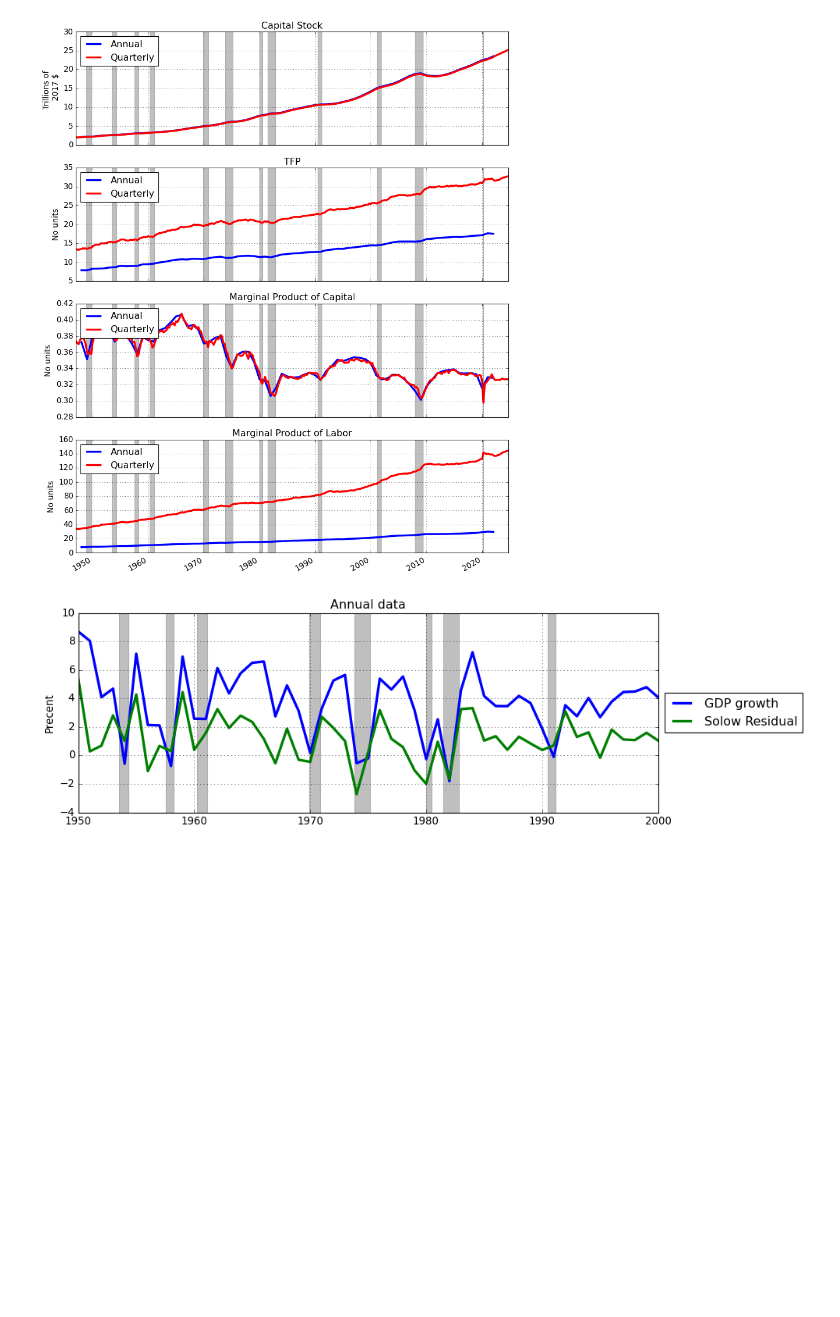
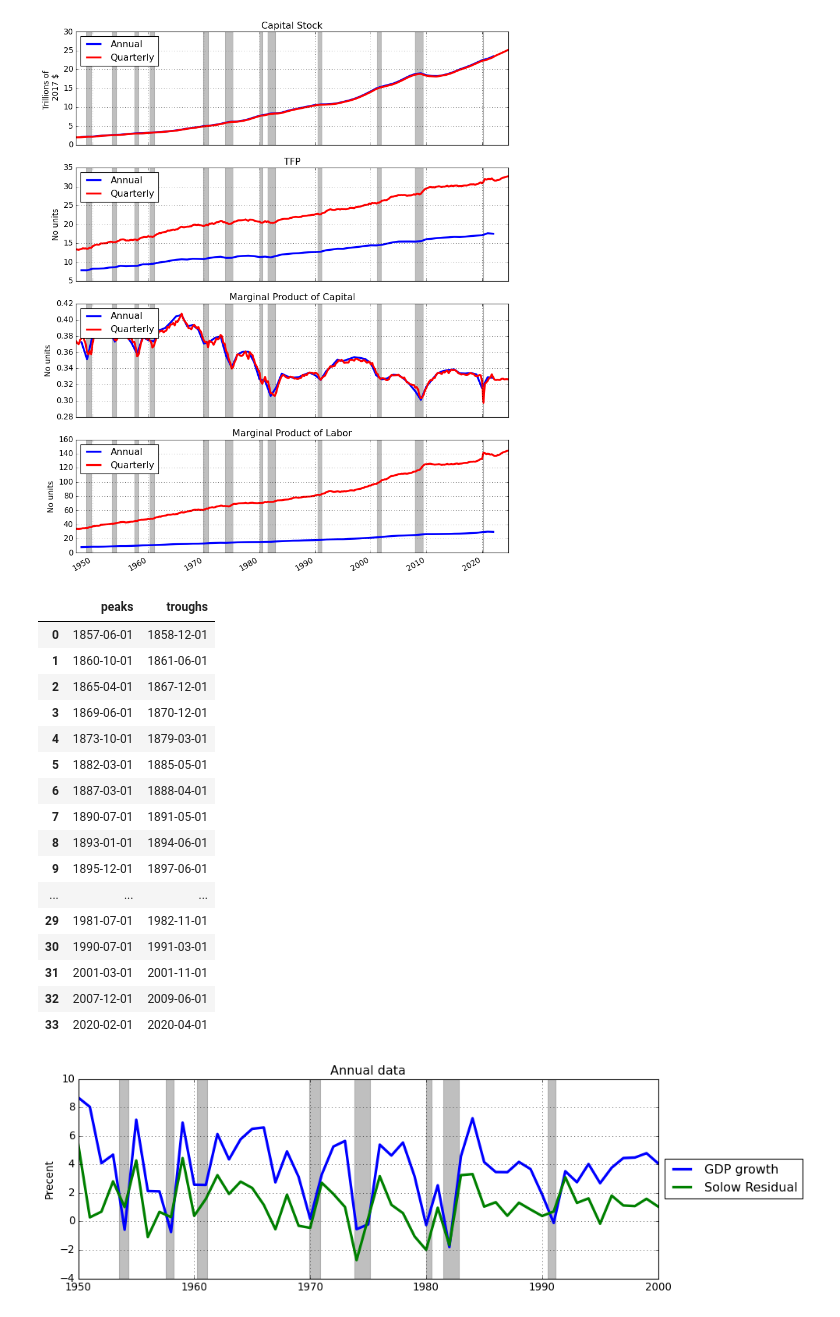
Before and after one commit to letsgoexploring/economic-data, a Jupyter notebook: us-production/python/us_production_data.ipynb, the cells around one changed output. Saved outputs shown, nothing was run; the diff lists cells and outputs as text; code cells hidden in the pictures; blank space fills up the shorter version.

```diff
--- a/us-production/python/us_production_data.ipynb
+++ b/us-production/python/us_production_data.ipynb
@@ -203,6 +203,26 @@ ax.grid(True)
 # plt.savefig('../png/fig_US_Production_Capital_QA.png',bbox_inches='tight')
 # %% [output]
 [figure]
+# %%
+fp.cycle_dates
+# %% [output]
+|  | peaks | troughs |
+| 0 | 1857-06-01 | 1858-12-01 |
+| 1 | 1860-10-01 | 1861-06-01 |
+| 2 | 1865-04-01 | 1867-12-01 |
+| 3 | 1869-06-01 | 1870-12-01 |
+| 4 | 1873-10-01 | 1879-03-01 |
+| 5 | 1882-03-01 | 1885-05-01 |
+| 6 | 1887-03-01 | 1888-04-01 |
+| 7 | 1890-07-01 | 1891-05-01 |
+| 8 | 1893-01-01 | 1894-06-01 |
+| 9 | 1895-12-01 | 1897-06-01 |
+| ... | ... | ... |
+| 29 | 1981-07-01 | 1982-11-01 |
+| 30 | 1990-07-01 | 1991-03-01 |
+| 31 | 2001-03-01 | 2001-11-01 |
+| 32 | 2007-12-01 | 2009-06-01 |
+| 33 | 2020-02-01 | 2020-04-01 |
 # %%
 # 6. Save data to csv files
 
```
Also changed, not shown: parts of 2 cells of this notebook, 4 other files.
